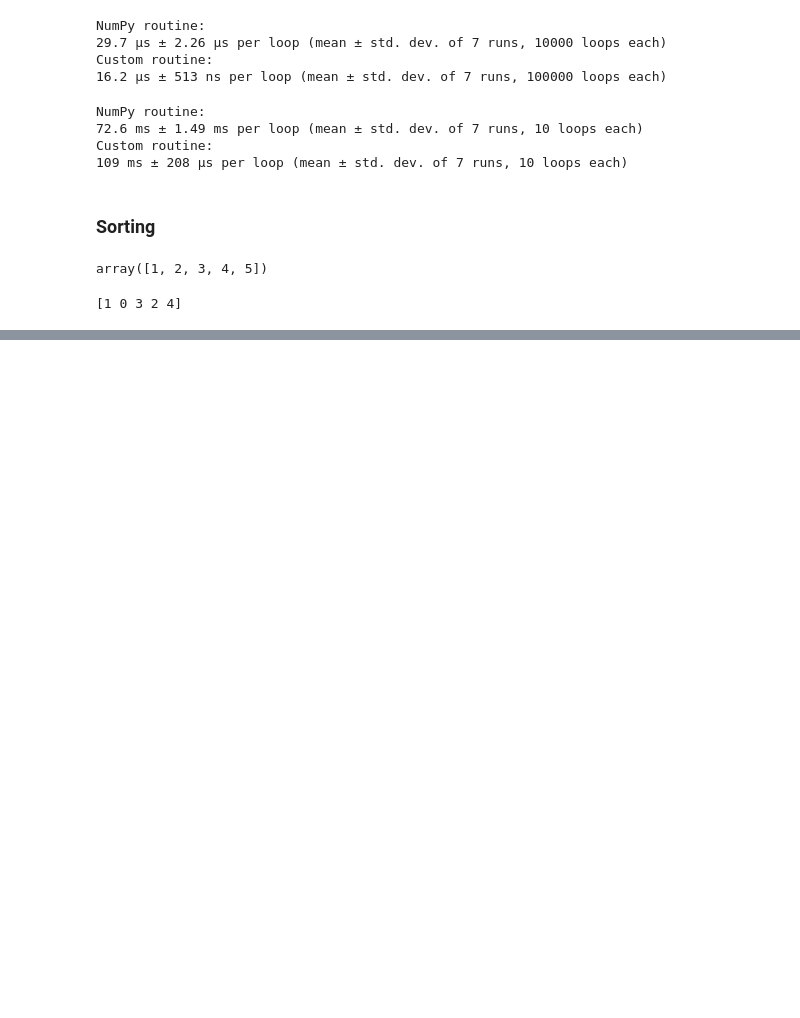
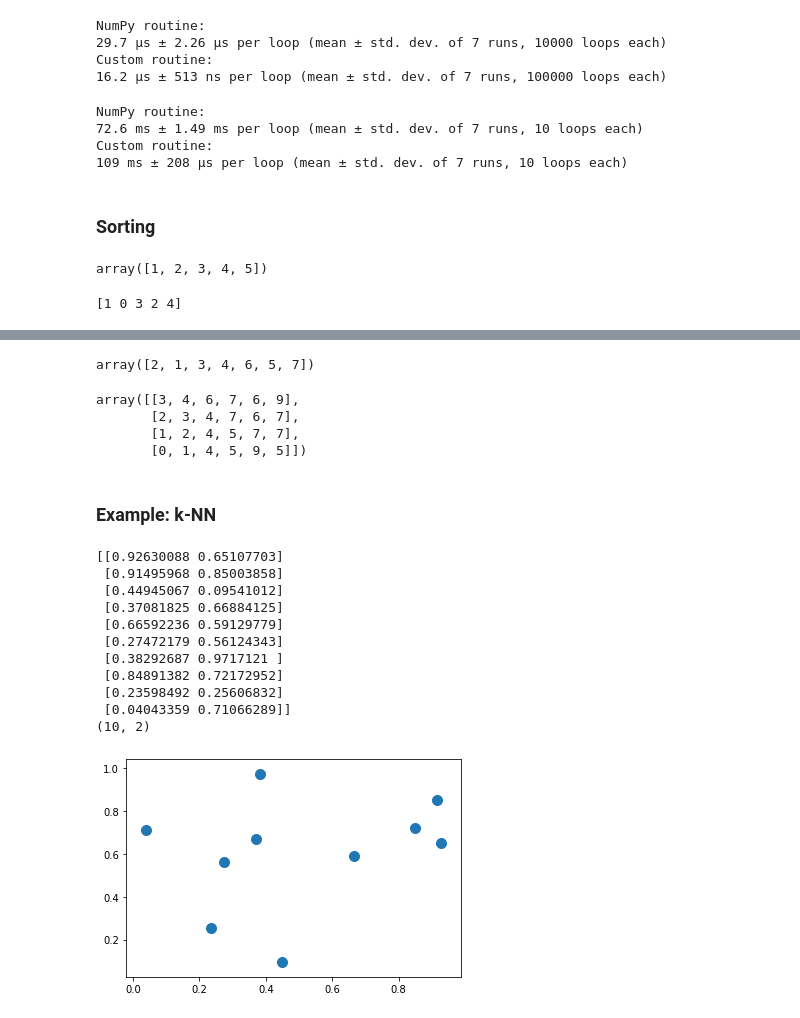
Before and after one commit to konstantinos-giannakopoulos/Python_Data_Science, a Jupyter notebook: Numpy_examples.ipynb, the cells around one changed output, grey strips where cells are left out. Cells and saved outputs as stored; diff of their text form; code cells hidden in the pictures; blank space fills up the shorter version.

```diff
--- a/Numpy_examples.ipynb
+++ b/Numpy_examples.ipynb
@@ -727,3 +727,13 @@ i = np.argsort(x)
 print(i)
 # %% [output]
 [1 0 3 2 4]
+# %%
+rand = np.random.RandomState(42)
+X = rand.randint(0, 10, (4, 6))
+print(X)
+print()
+# sort each column of X
+print(np.sort(X, axis=0))
+print()
+# sort each row of X
+print(np.sort(X, axis=1))
@@ -729,0 +755,36 @@ print(i)
+# %%
+x = np.array([7, 2, 3, 1, 6, 5, 4])
+np.partition(x, 3)
+# %% [output]
+array([2, 1, 3, 4, 6, 5, 7])
+# %%
+np.partition(X, 2, axis=1)
+# %% [output]
+array([[3, 4, 6, 7, 6, 9],
+       [2, 3, 4, 7, 6, 7],
+       [1, 2, 4, 5, 7, 7],
+       [0, 1, 4, 5, 9, 5]])
+# %% [markdown]
+### Example: k-NN
+# %%
+%matplotlib inline
+import matplotlib.pyplot as plt
+#import seaborn; seaborn.set() # Plot styling
+
+X = rand.rand(10, 2)
+print(X)
+print(X.shape)
+plt.scatter(X[:, 0], X[:, 1], s=100);
+# %% [output]
+[[0.92630088 0.65107703]
+ [0.91495968 0.85003858]
+ [0.44945067 0.09541012]
+ [0.37081825 0.66884125]
+ [0.66592236 0.59129779]
+ [0.27472179 0.56124343]
+ [0.38292687 0.9717121 ]
+ [0.84891382 0.72172952]
+ [0.23598492 0.25606832]
+ [0.04043359 0.71066289]]
+(10, 2)
+[figure, added]
```
Also changed, not shown: parts of 17 cells of this notebook.
